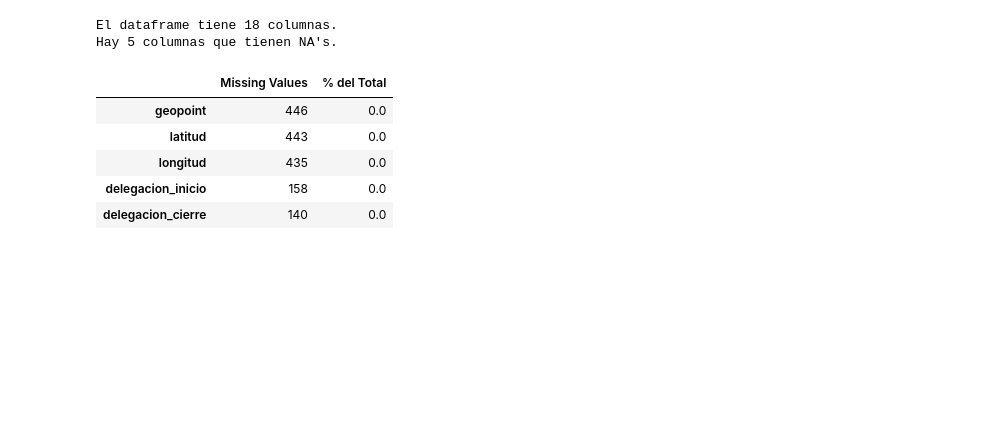
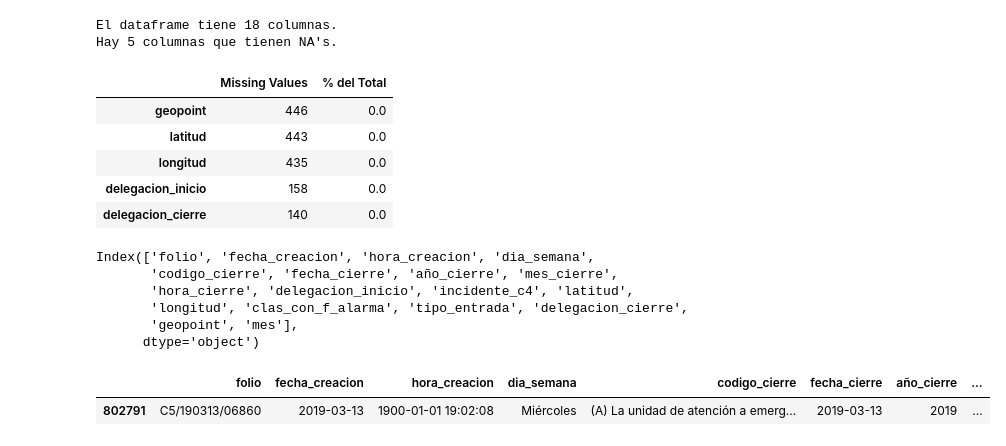
Before and after one commit to rafaelortegar/Proyecto1_IDS_2020, a Jupyter notebook: notebooks/c5_first_approach.ipynb, the cells around one changed output. Saved outputs shown, nothing was run; the diff lists cells and outputs as text; code cells hidden in the pictures; blank space fills up the shorter version.

```diff
--- a/notebooks/c5_first_approach.ipynb
+++ b/notebooks/c5_first_approach.ipynb
@@ -960,0 +970,11 @@ Hay 5 columnas que tienen NA's.
+# %%
+df_incidentes = df_delitos.copy()
+# %%
+df_incidentes.columns
+# %% [output]
+Index(['folio', 'fecha_creacion', 'hora_creacion', 'dia_semana',
+       'codigo_cierre', 'fecha_cierre', 'año_cierre', 'mes_cierre',
+       'hora_cierre', 'delegacion_inicio', 'incidente_c4', 'latitud',
+       'longitud', 'clas_con_f_alarma', 'tipo_entrada', 'delegacion_cierre',
+       'geopoint', 'mes'],
+      dtype='object')
@@ -960,0 +983,5 @@ Hay 5 columnas que tienen NA's.
+# %%
+df_incidentes.sample()
+# %% [output]
+|  | folio | fecha_creacion | hora_creacion | dia_semana | codigo_cierre | fecha_cierre | año_cierre | ... |
+| 802791 | C5/190313/06860 | 2019-03-13 | 1900-01-01 19:02:08 | Miércoles | (A) La unidad de atención a emerg... | 2019-03-13 | 2019 | ... |
```
Also changed, not shown: parts of 23 cells of this notebook.
